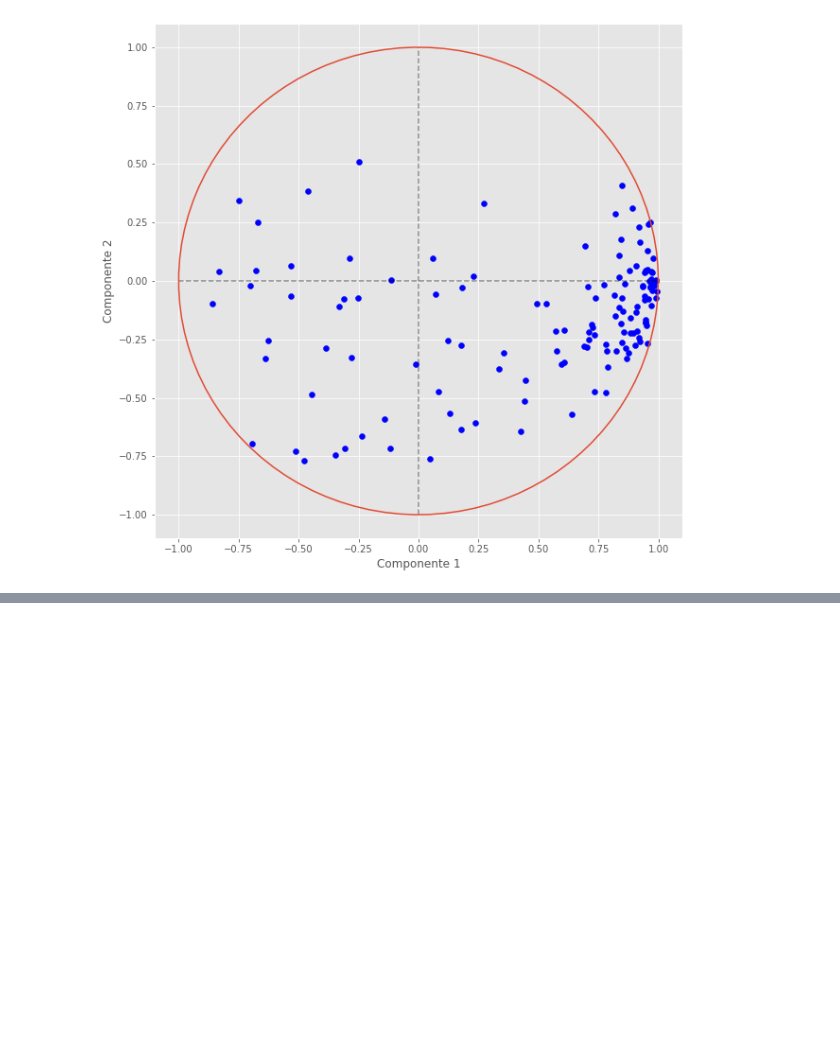
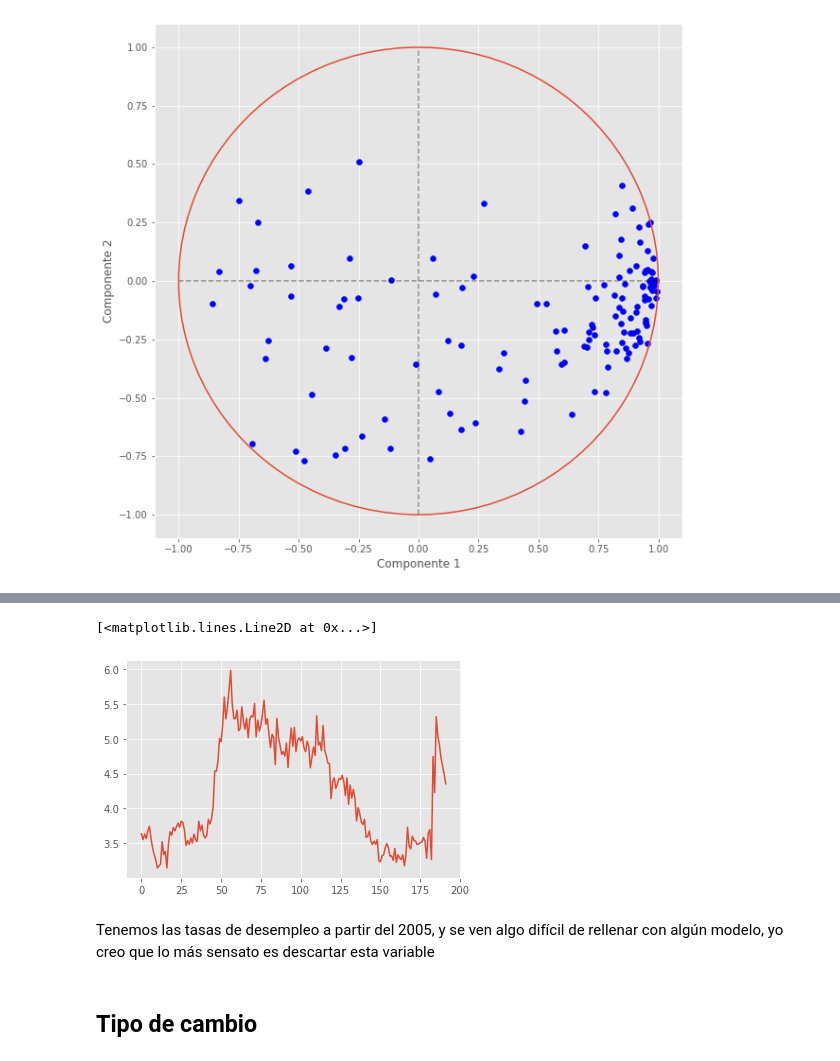
Before and after one commit to magmapinguin/Estimacion-del-PIB-mediante-Ciencia-de-datos, a Jupyter notebook: Notebooks/exploracion.ipynb, the cells around one changed output, grey strips where cells are left out. Drawn from its saved outputs; the diff is of its cells as text; code cells hidden in the pictures; blank space fills up the shorter version.

Commit message:
Procesamiento de variables politico-monetarias

```diff
--- a/Notebooks/exploracion.ipynb
+++ b/Notebooks/exploracion.ipynb
@@ -257,0 +264,4 @@ Text(0, 0.5, 'Componente 2')
+# %%
+desempleo = pd.read_csv("../Datos/desempleo.csv")
+desempleo.columns = ["fecha", "porcentaje"]
+desempleo
@@ -257,0 +282,10 @@ Text(0, 0.5, 'Componente 2')
+# %%
+plt.plot(desempleo.porcentaje)
+# %% [output]
+[<matplotlib.lines.Line2D at 0x...>]
+[figure, added]
+# %% [markdown]
+Tenemos las tasas de desempleo a partir del 2005, y se ven algo difícil de rellenar con algún modelo, yo creo que lo más sensato es descartar esta variable
+# %% [markdown]
+
+## Tipo de cambio
```
Also changed, not shown: parts of 51 cells of this notebook.
